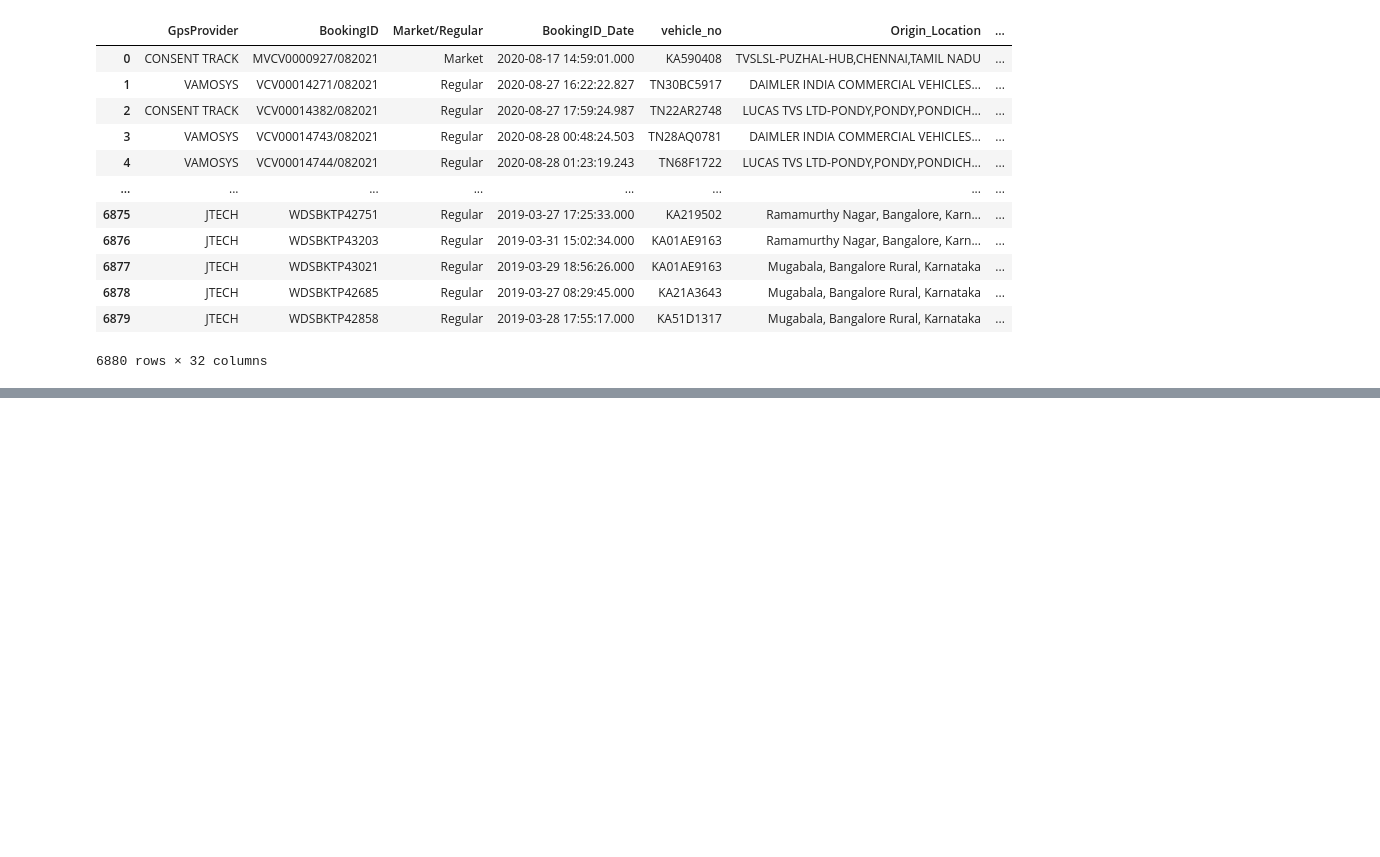
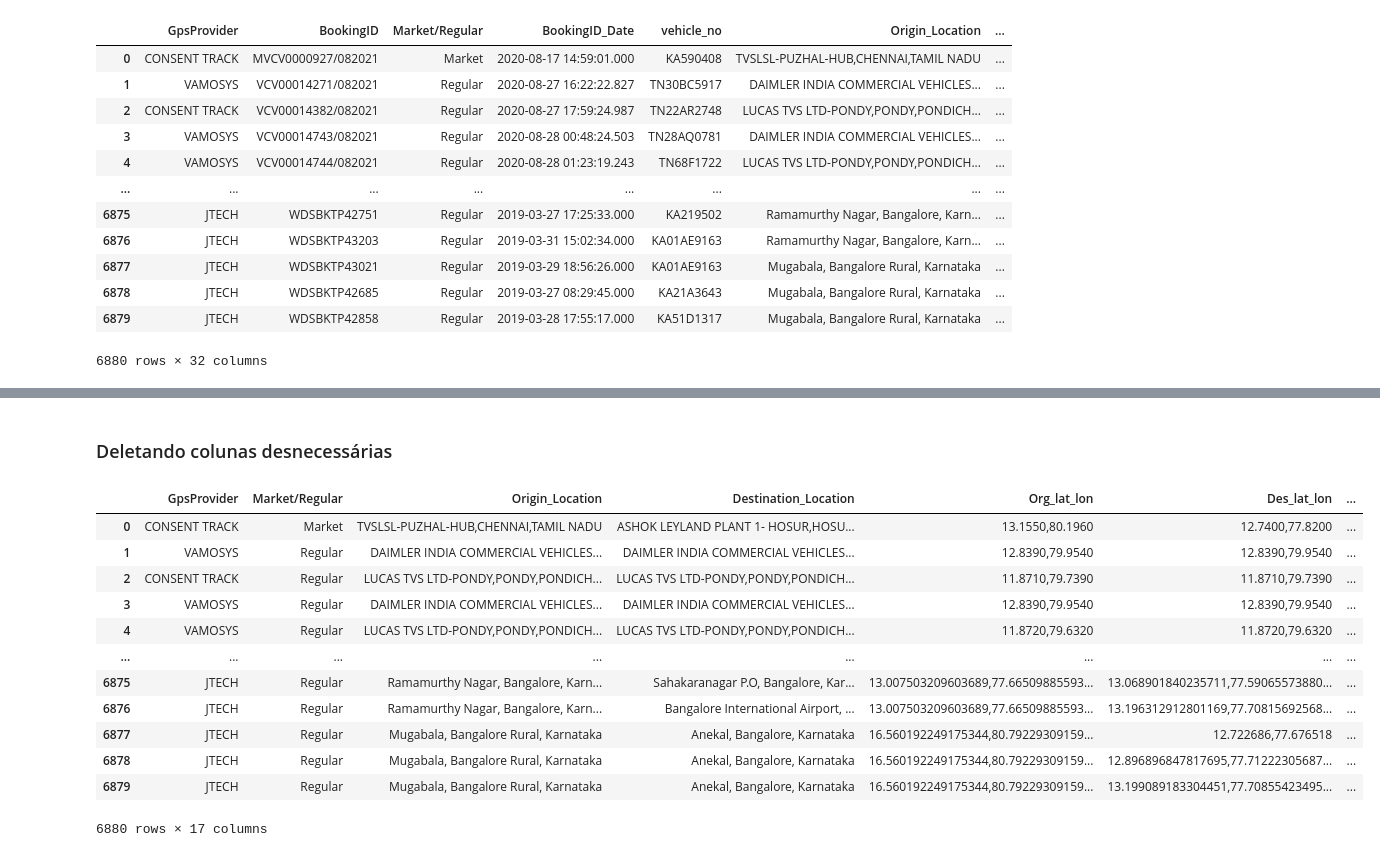
Before and after one commit to Ei-Truck/Exploratory-Analysis_Preditive-Model, a Jupyter notebook: exploratory_analysis.ipynb, the cells around one changed output, grey strips where cells are left out. Cells and saved outputs as stored; diff of their text form; code cells hidden in the pictures; blank space fills up the shorter version.

```diff
--- a/exploratory_analysis.ipynb
+++ b/exploratory_analysis.ipynb
@@ -26,0 +44,4 @@ df
+# %%
+# Dividindo a coluna target, quando está dentro do horario, target = 1 se não, target = 0
+df['target'] = df['ontime'].apply(lambda x: 1 if x == 'G' else 0)
+df
@@ -26,0 +62,66 @@ df
+# %% [markdown]
+### Deletando colunas desnecessárias
+# %%
+colunas_desnecessarias = [
+    # Identificador único, não traz informação útil para prever atrasos
+    "BookingID",
+
+    # Data/hora bruta do agendamento. Melhor extrair variáveis derivadas (mês, dia da semana, hora)
+    "BookingID_Date",
+
+    # Placa do veículo, informação única que não generaliza (melhor usar vehicleType)
+    "vehicle_no",
+
+    # Nome do motorista: dado pessoal + não generaliza para outros
+    "Driver_Name",
+
+    # Telefone do motorista: dado pessoal e irrelevante para atrasos
+    "Driver_MobileNo",
+
+    # Identificador do cliente: é apenas um código
+    "customerID",
+
+    # Nome/código do cliente: pode enviesar o modelo, não generaliza (a não ser que queira analisar clientes específicos)
+    "customerNameCode",
+
+    # Identificador do fornecedor: apenas um código
+    "supplierID",
+
+    # Nome/código do fornecedor: pode enviesar, só faz sentido em análise de fornecedor
+    "supplierNameCode",
+
+    # Código da localização de origem (redundante, já temos latitude/longitude)
+    "OriginLocation_Code",
+
+    # Código da localização de destino (redundante, já temos latitude/longitude)
+    "DestinationLocation_Code",
+
+    # Data/hora de ping do GPS: só se sabe durante a viagem, não pode ser usado na previsão antes de sair
+    "Data_Ping_time",
+
+    # ETA real: só se sabe após a viagem (causa vazamento de dados)
+    "actual_eta",
+
+    # Data de término da viagem: informação conhecida apenas após a entrega (vazamento de dados)
+    "trip_end_date",
+    #Ambas já foram usadas para classificar o target
+    "delay",
+    "ontime"
+]
+
+df = df.drop(columns=[c for c in colunas_desnecessarias if c in df.columns])
+df
+# %% [output]
+|  | GpsProvider | Market/Regular | Origin_Location | Destination_Location | Org_lat_lon | Des_lat_lon | ... |
+| 0 | CONSENT TRACK | Market | TVSLSL-PUZHAL-HUB,CHENNAI,TAMIL NADU | ASHOK LEYLAND PLANT 1- HOSUR,HOSU... | 13.1550,80.1960 | 12.7400,77.8200 | ... |
+| 1 | VAMOSYS | Regular | DAIMLER INDIA COMMERCIAL VEHICLES... | DAIMLER INDIA COMMERCIAL VEHICLES... | 12.8390,79.9540 | 12.8390,79.9540 | ... |
+| 2 | CONSENT TRACK | Regular | LUCAS TVS LTD-PONDY,PONDY,PONDICH... | LUCAS TVS LTD-PONDY,PONDY,PONDICH... | 11.8710,79.7390 | 11.8710,79.7390 | ... |
+| 3 | VAMOSYS | Regular | DAIMLER INDIA COMMERCIAL VEHICLES... | DAIMLER INDIA COMMERCIAL VEHICLES... | 12.8390,79.9540 | 12.8390,79.9540 | ... |
+| 4 | VAMOSYS | Regular | LUCAS TVS LTD-PONDY,PONDY,PONDICH... | LUCAS TVS LTD-PONDY,PONDY,PONDICH... | 11.8720,79.6320 | 11.8720,79.6320 | ... |
+| ... | ... | ... | ... | ... | ... | ... | ... |
+| 6875 | JTECH | Regular | Ramamurthy Nagar, Bangalore, Karn... | Sahakaranagar P.O, Bangalore, Kar... | 13.007503209603689,77.66509885593... | 13.068901840235711,77.59065573880... | ... |
+| 6876 | JTECH | Regular | Ramamurthy Nagar, Bangalore, Karn... | Bangalore International Airport, ... | 13.007503209603689,77.66509885593... | 13.196312912801169,77.70815692568... | ... |
+| 6877 | JTECH | Regular | Mugabala, Bangalore Rural, Karnataka | Anekal, Bangalore, Karnataka | 16.560192249175344,80.79229309159... | 12.722686,77.676518 | ... |
+| 6878 | JTECH | Regular | Mugabala, Bangalore Rural, Karnataka | Anekal, Bangalore, Karnataka | 16.560192249175344,80.79229309159... | 12.896896847817695,77.71222305687... | ... |
+| 6879 | JTECH | Regular | Mugabala, Bangalore Rural, Karnataka | Anekal, Bangalore, Karnataka | 16.560192249175344,80.79229309159... | 13.199089183304451,77.70855423495... | ... |
+6880 rows × 17 columns
```
Also changed, not shown: parts of 9 cells of this notebook.
